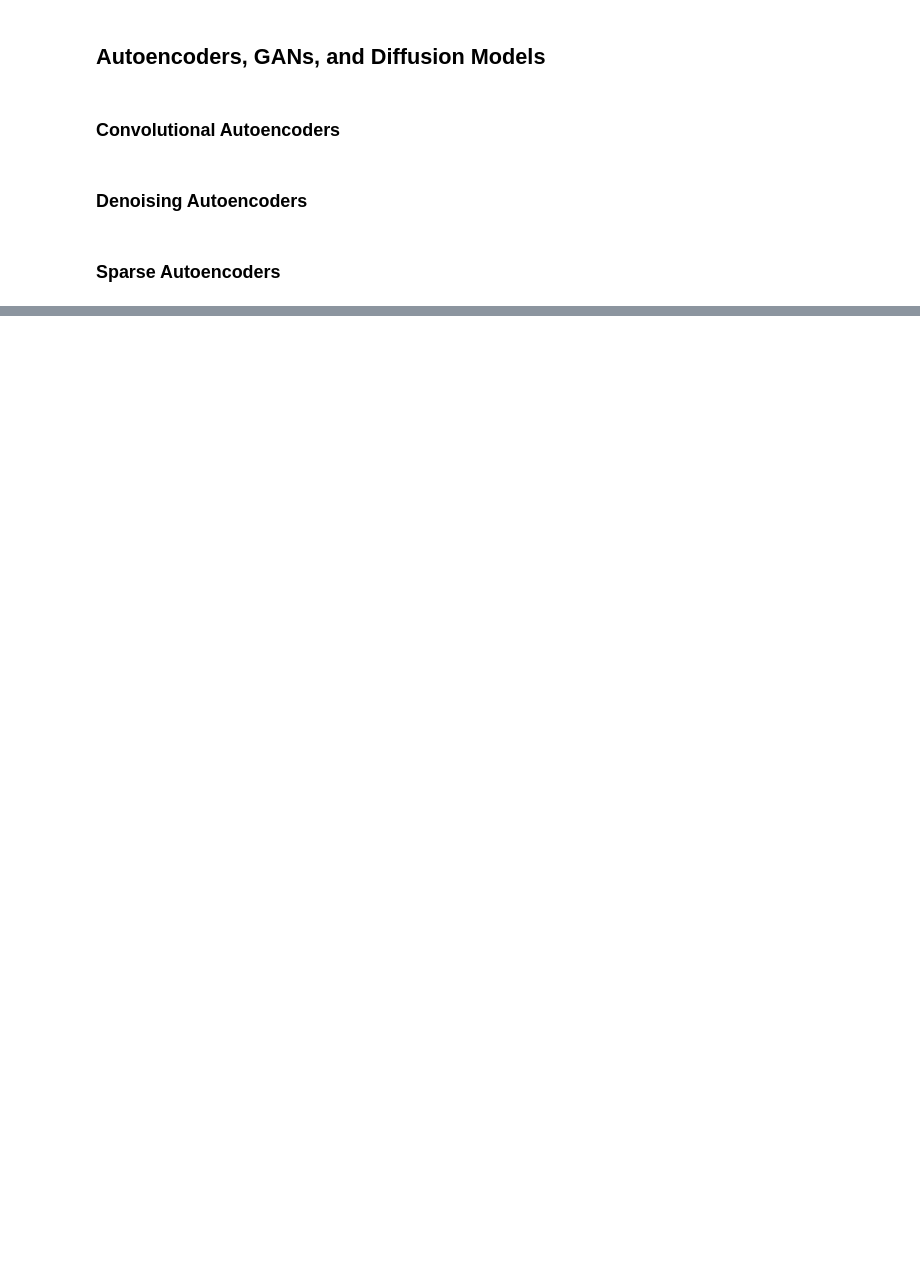
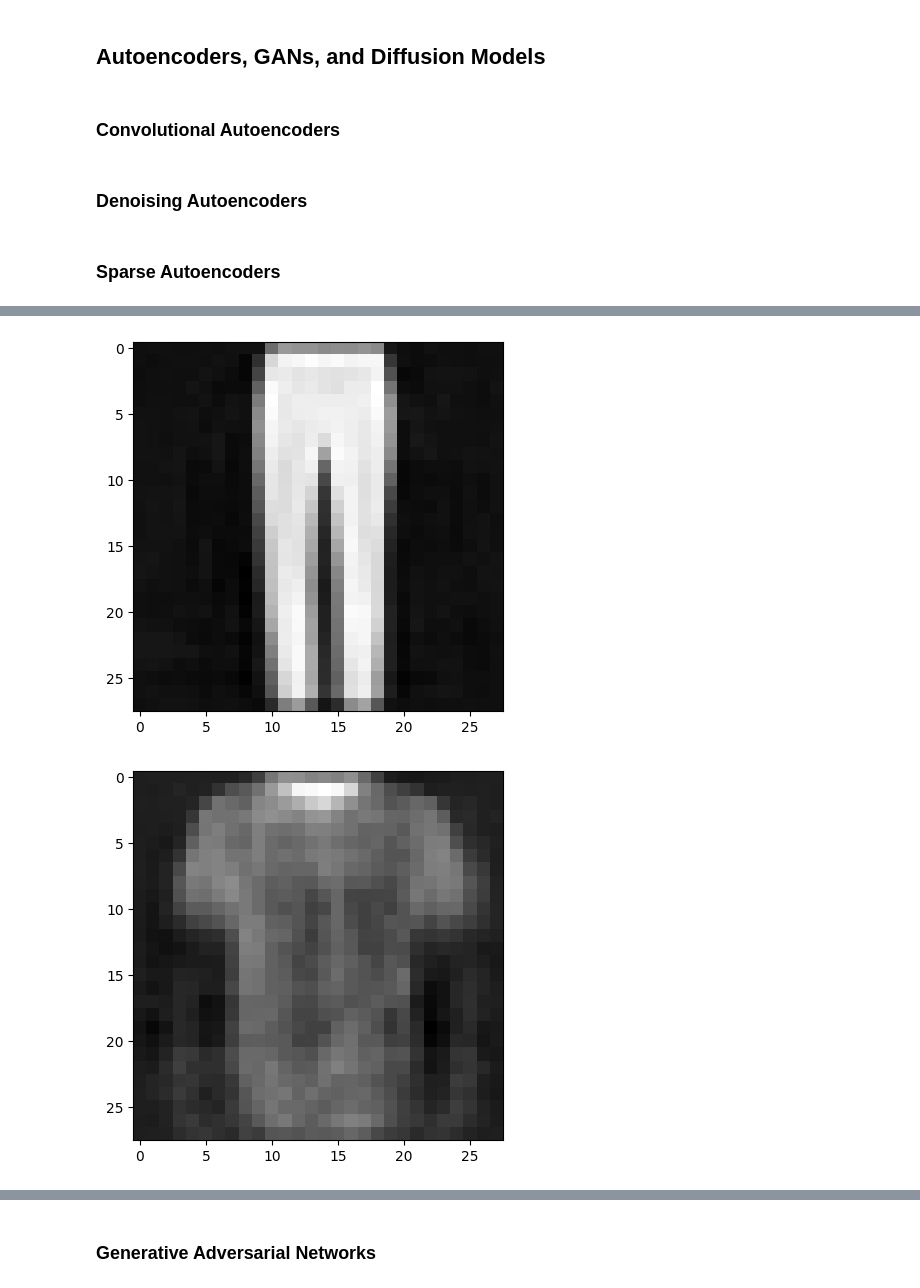
Before and after one commit to ElliotLeeLL/ElliotsAILab101, a Jupyter notebook: handson-ml3-notes/CH 17. Autoencoders, GANs, and Diffusion Models.ipynb, the cells around one changed output, grey strips where cells are left out. Saved outputs shown, nothing was run; the diff lists cells and outputs as text; code cells hidden in the pictures; blank space fills up the shorter version.

```diff
--- a/handson-ml3-notes/CH 17. Autoencoders, GANs, and Diffusion Models.ipynb
+++ b/handson-ml3-notes/CH 17. Autoencoders, GANs, and Diffusion Models.ipynb
@@ -67,0 +185,10 @@ sparse_l1_ae = tf.keras.Sequential([sparse_l1_encoder, sparse_l1_decoder])
+# %%
+codings = tf.random.normal(shape=[4, codings_size])
+images = variational_decoder(codings).numpy()
+
+for image in images:
+    plt.imshow(image, cmap="gray")
+    plt.show()
+# %% [output]
+[figure, added]
+[figure, added]
@@ -67,0 +197,2 @@ sparse_l1_ae = tf.keras.Sequential([sparse_l1_encoder, sparse_l1_decoder])
+# %% [markdown]
+### Generative Adversarial Networks
```
Also changed, not shown: parts of 9 cells of this notebook.
